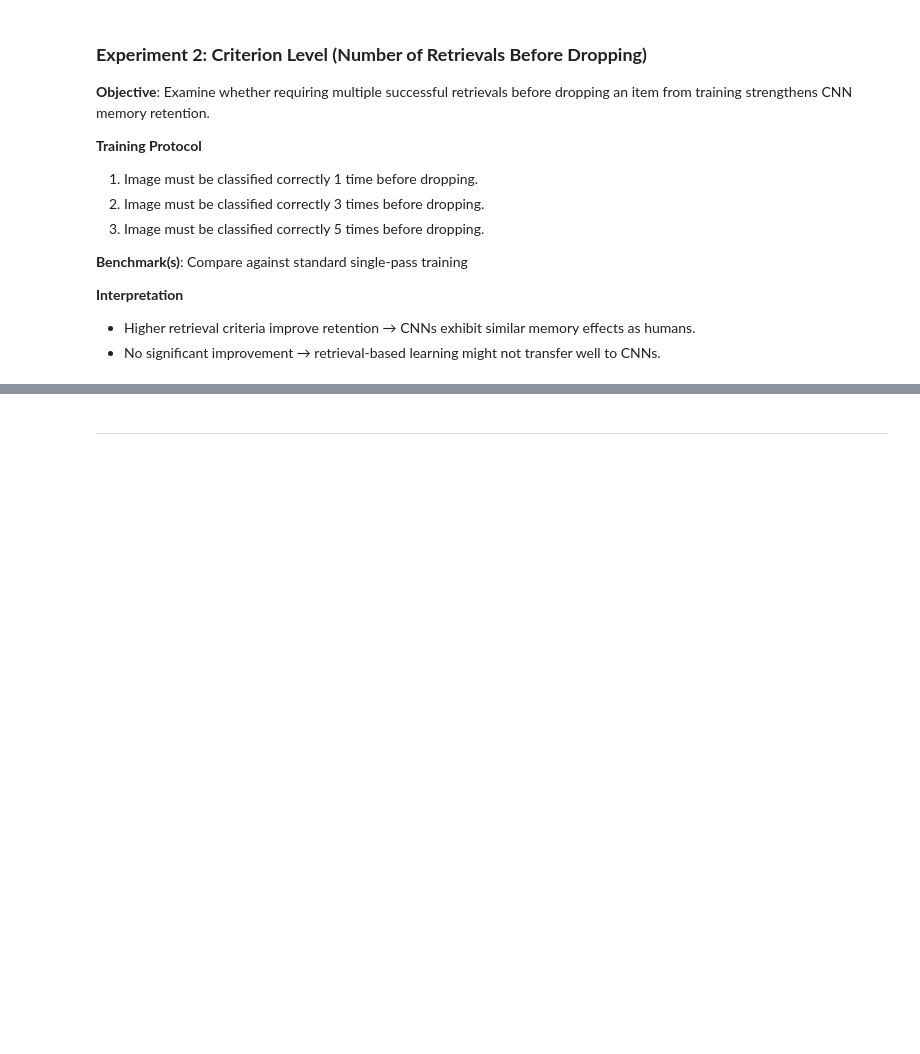
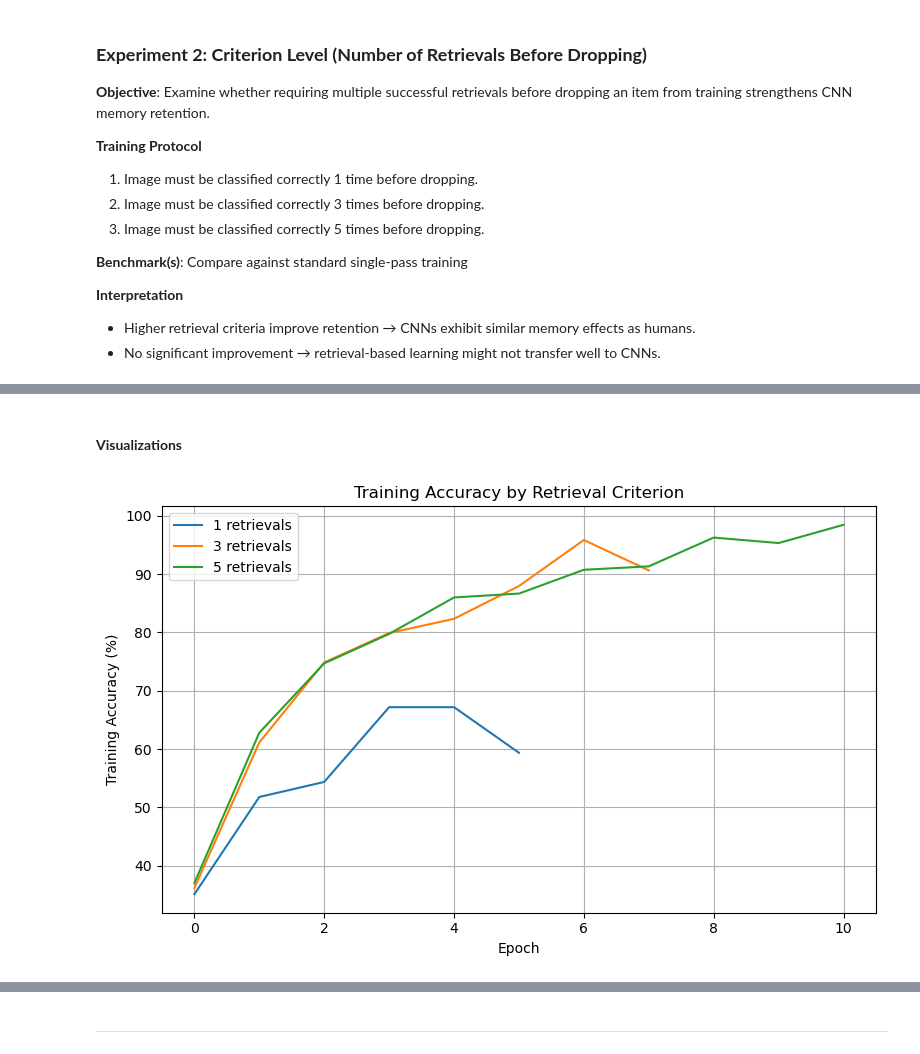
Before and after one commit to ElizabethHZhong/effortful-retrieval, a Jupyter notebook: experiments.ipynb, the cells around one changed output, grey strips where cells are left out. Drawn from its saved outputs; the diff is of its cells as text; code cells hidden in the pictures; blank space fills up the shorter version.

```diff
--- a/experiments.ipynb
+++ b/experiments.ipynb
@@ -722,0 +795,15 @@ _______
+# %%
+transform = transforms.ToTensor()
+full_dataset = torchvision.datasets.CIFAR10(root='./data', train=True, download=True, transform=transform)
+
+# Choose a small subset if needed
+subset_indices = list(range(2000))  # for fast testing
+subset = torch.utils.data.Subset(full_dataset, subset_indices)
+
+# Try different criteria
+histories = {}
+for required_correct in [1, 3, 5]:
+    print(f"\n=== Running Criterion {required_correct} ===")
+    dataset_wrapper = RetrievalCriterionDataset(subset, required_correct=required_correct)
+    model, criterion_fn, optimizer = get_pretrained_cnn()
+    histories[required_correct] = train_with_retrieval_criterion(model, dataset_wrapper, criterion_fn, optimizer)
@@ -722,0 +829,18 @@ _______
+# %% [markdown]
+#### **Visualizations**
+# %%
+def plot_accuracy_over_epochs(histories):
+    plt.figure(figsize=(8, 5))
+    for criterion, history in histories.items():
+        plt.plot(history["accuracy"], label=f"{criterion} retrievals")
+    plt.xlabel("Epoch")
+    plt.ylabel("Training Accuracy (%)")
+    plt.title("Training Accuracy by Retrieval Criterion")
+    plt.legend()
+    plt.grid(True)
+    plt.tight_layout()
+    plt.show()
+# %%
+plot_accuracy_over_epochs(histories)
+# %% [output]
+[figure, added]
```
Also changed, not shown: parts of 42 cells of this notebook, 3 other files.
